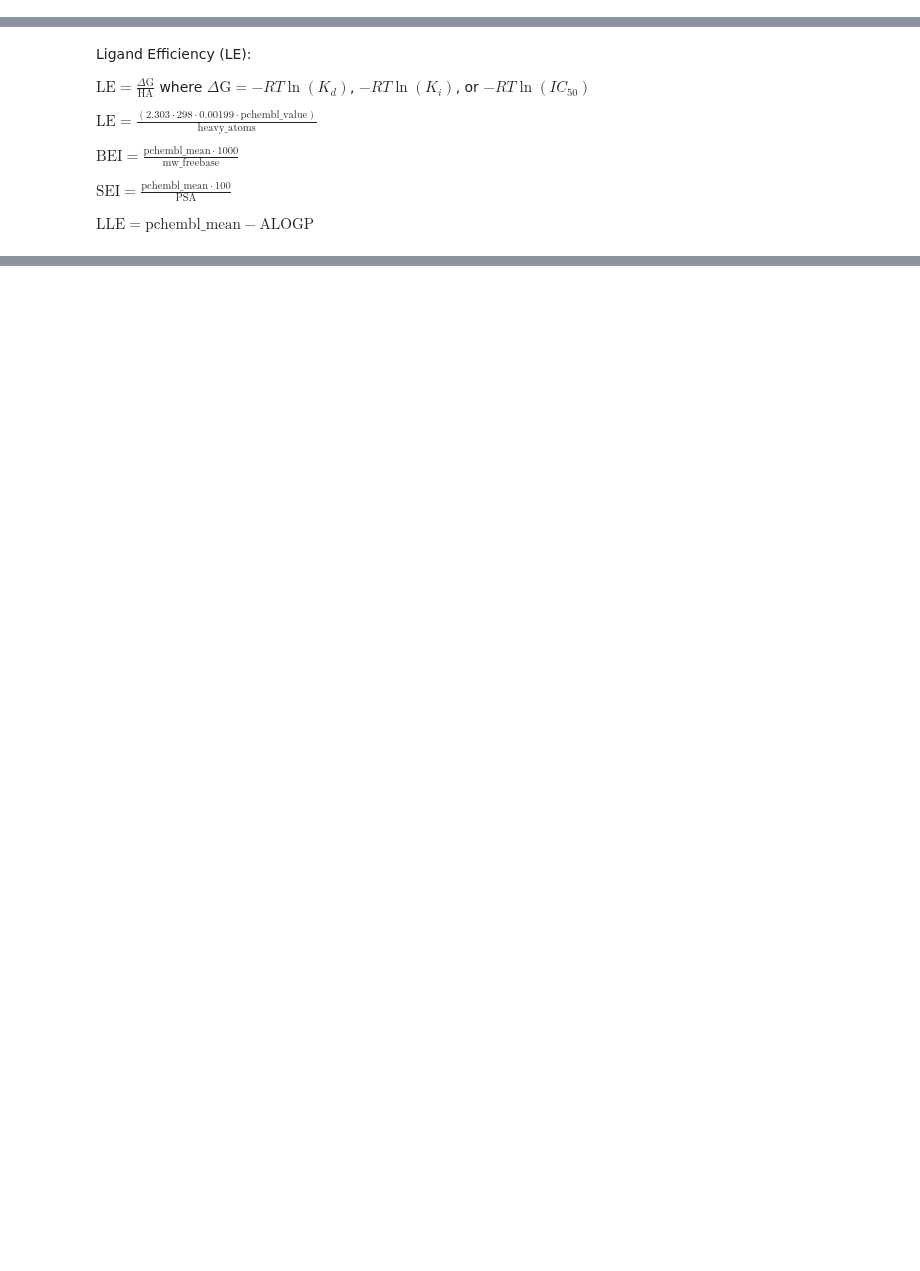
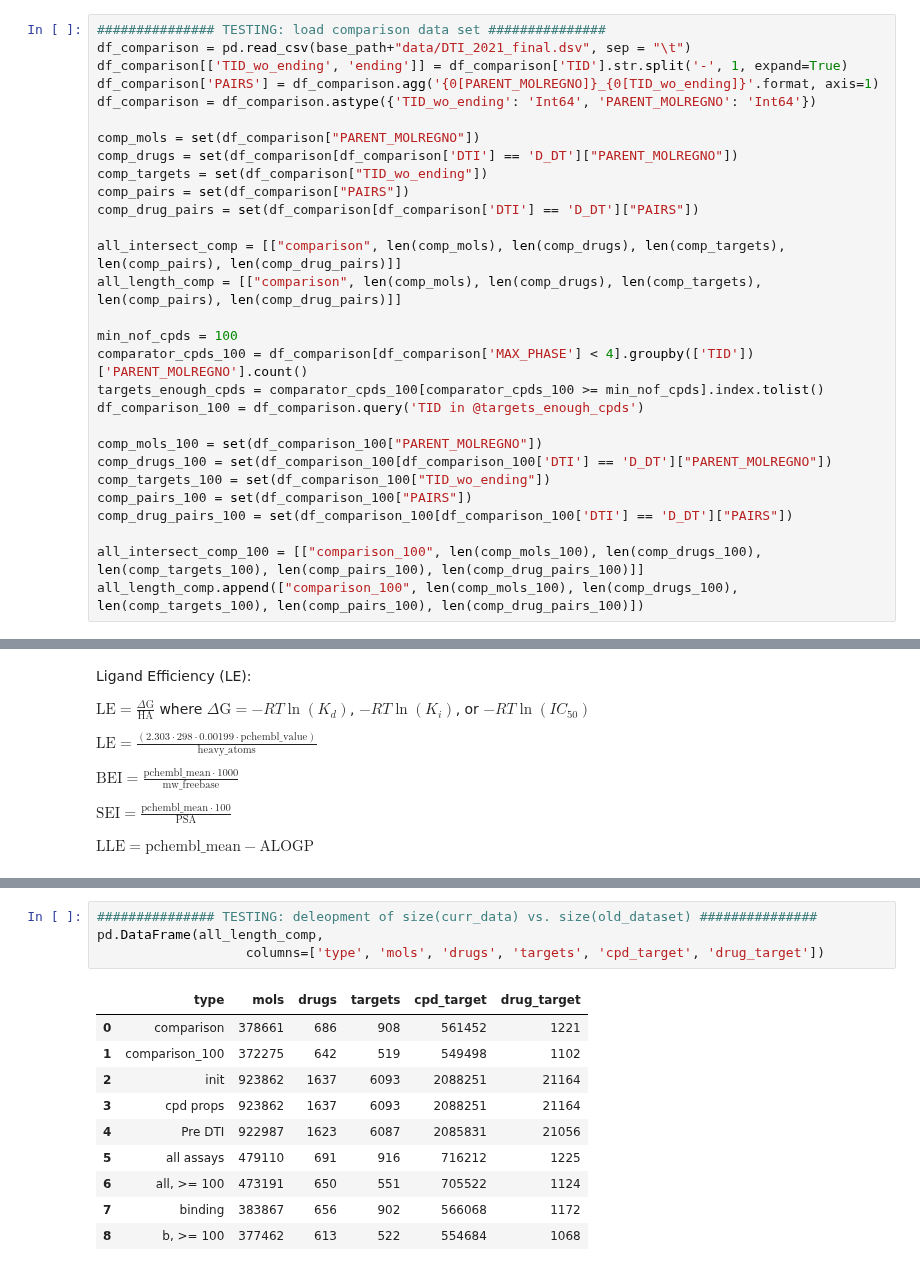
Before and after one commit to chembl/compound_target_pairs_dataset, a Jupyter notebook: Leeson_dataset_extraction.ipynb, the cells around one changed output, grey strips where cells are left out. Saved outputs shown, nothing was run; the diff lists cells and outputs as text; blank space fills up the shorter version.

```diff
--- a/Leeson_dataset_extraction.ipynb
+++ b/Leeson_dataset_extraction.ipynb
@@ -213,0 +104,29 @@ df_comb.head()
+# %%
+############### TESTING: load comparison data set ###############
+df_comparison = pd.read_csv(base_path+"data/DTI_2021_final.dsv", sep = "\t")
+df_comparison[['TID_wo_ending', 'ending']] = df_comparison['TID'].str.split('-', 1, expand=True)
+df_comparison['PAIRS'] = df_comparison.agg('{0[PARENT_MOLREGNO]}_{0[TID_wo_ending]}'.format, axis=1)
+df_comparison = df_comparison.astype({'TID_wo_ending': 'Int64', 'PARENT_MOLREGNO': 'Int64'})
+
+comp_mols = set(df_comparison["PARENT_MOLREGNO"])
+comp_drugs = set(df_comparison[df_comparison['DTI'] == 'D_DT']["PARENT_MOLREGNO"])
+comp_targets = set(df_comparison["TID_wo_ending"])
+comp_pairs = set(df_comparison["PAIRS"])
+comp_drug_pairs = set(df_comparison[df_comparison['DTI'] == 'D_DT']["PAIRS"])
+
+all_intersect_comp = [["comparison", len(comp_mols), len(comp_drugs), len(comp_targets), len(comp_pairs), len(comp_drug_pairs)]]
+all_length_comp = [["comparison", len(comp_mols), len(comp_drugs), len(comp_targets), len(comp_pairs), len(comp_drug_pairs)]]
+
+min_nof_cpds = 100
+comparator_cpds_100 = df_comparison[df_comparison['MAX_PHASE'] < 4].groupby(['TID'])['PARENT_MOLREGNO'].count()
+targets_enough_cpds = comparator_cpds_100[comparator_cpds_100 >= min_nof_cpds].index.tolist()
+df_comparison_100 = df_comparison.query('TID in @targets_enough_cpds')
+
+comp_mols_100 = set(df_comparison_100["PARENT_MOLREGNO"])
+comp_drugs_100 = set(df_comparison_100[df_comparison_100['DTI'] == 'D_DT']["PARENT_MOLREGNO"])
+comp_targets_100 = set(df_comparison_100["TID_wo_ending"])
+comp_pairs_100 = set(df_comparison_100["PAIRS"])
+comp_drug_pairs_100 = set(df_comparison_100[df_comparison_100['DTI'] == 'D_DT']["PAIRS"])
+
+all_intersect_comp_100 = [["comparison_100", len(comp_mols_100), len(comp_drugs_100), len(comp_targets_100), len(comp_pairs_100), len(comp_drug_pairs_100)]]
+all_length_comp.append(["comparison_100", len(comp_mols_100), len(comp_drugs_100), len(comp_targets_100), len(comp_pairs_100), len(comp_drug_pairs_100)])
@@ -618,0 +686,15 @@ data_final_targets_B_with_drug.tid.nunique()
+# %%
+############### TESTING: deleopment of size(curr_data) vs. size(old_dataset) ###############
+pd.DataFrame(all_length_comp,
+                   columns=['type', 'mols', 'drugs', 'targets', 'cpd_target', 'drug_target'])
+# %% [output]
+|  | type | mols | drugs | targets | cpd_target | drug_target |
+| 0 | comparison | 378661 | 686 | 908 | 561452 | 1221 |
+| 1 | comparison_100 | 372275 | 642 | 519 | 549498 | 1102 |
+| 2 | init | 923862 | 1637 | 6093 | 2088251 | 21164 |
+| 3 | cpd props | 923862 | 1637 | 6093 | 2088251 | 21164 |
+| 4 | Pre DTI | 922987 | 1623 | 6087 | 2085831 | 21056 |
+| 5 | all assays | 479110 | 691 | 916 | 716212 | 1225 |
+| 6 | all, >= 100 | 473191 | 650 | 551 | 705522 | 1124 |
+| 7 | binding | 383867 | 656 | 902 | 566068 | 1172 |
+| 8 | b, >= 100 | 377462 | 613 | 522 | 554684 | 1068 |
```
Also changed, not shown: parts of 166 cells of this notebook.
